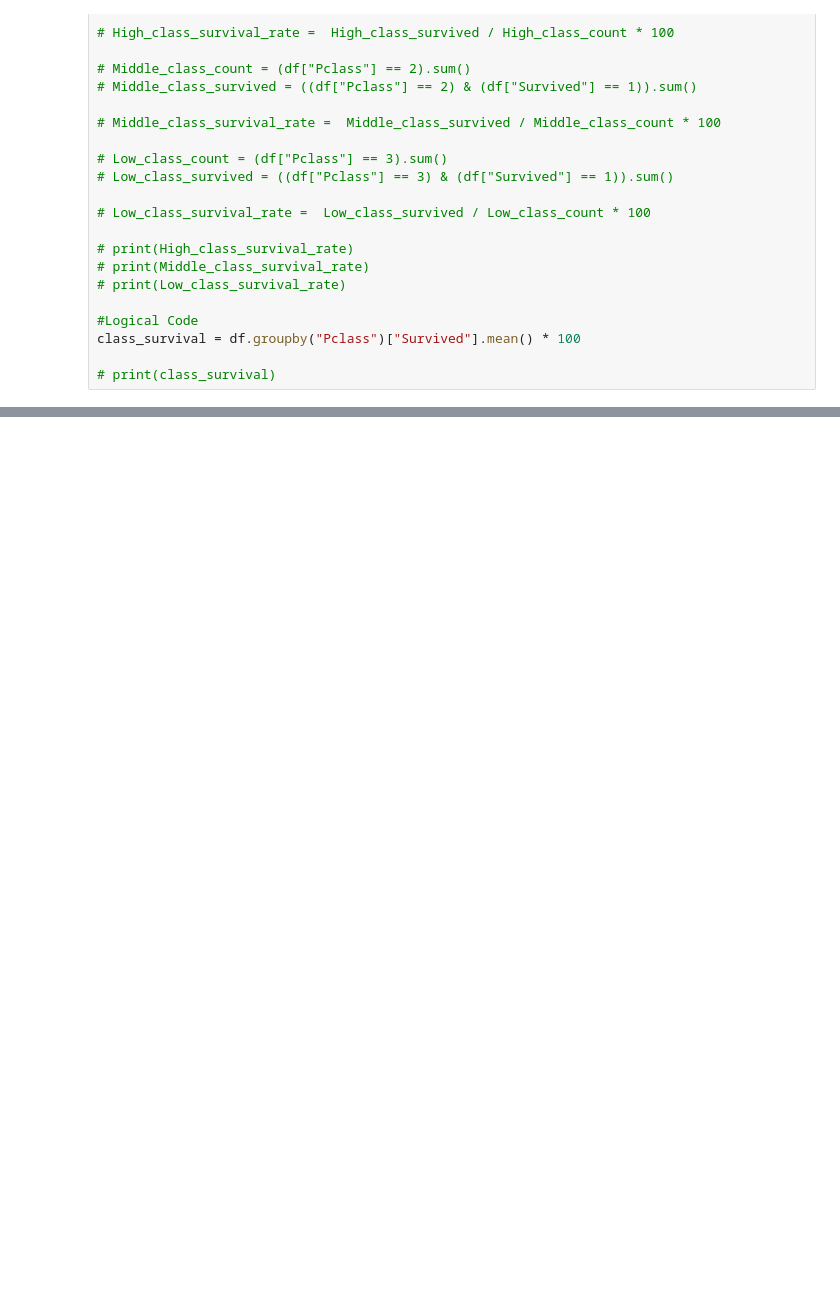
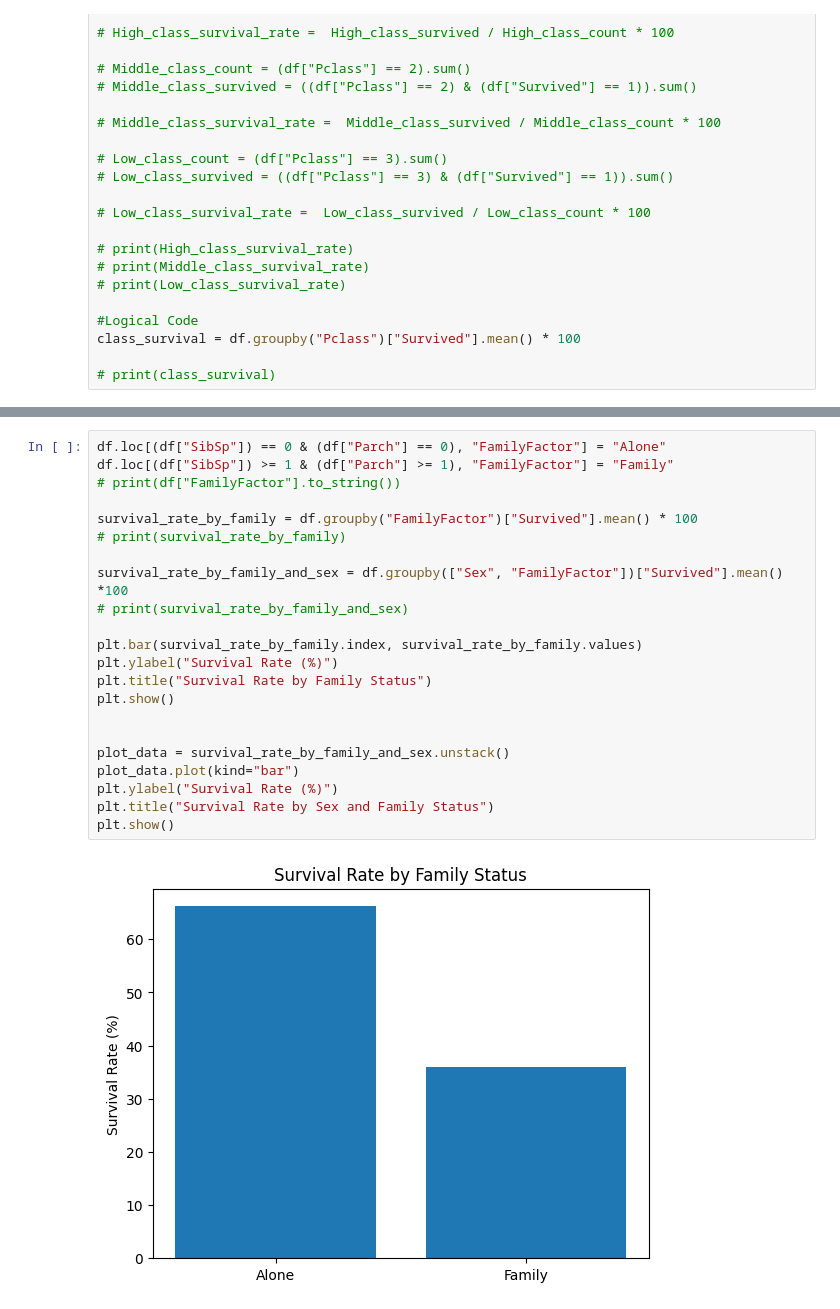
Before and after one commit to TEN-jpg/pandas-eda-titanic, a Jupyter notebook: pandas_step1.ipynb, the cells around one changed output, grey strips where cells are left out. Saved outputs shown, nothing was run; the diff lists cells and outputs as text; blank space fills up the shorter version.

```diff
--- a/pandas_step1.ipynb
+++ b/pandas_step1.ipynb
@@ -91,0 +111,24 @@ plt.show()
+# %%
+df.loc[(df["SibSp"]) == 0 & (df["Parch"] == 0), "FamilyFactor"] = "Alone"
+df.loc[(df["SibSp"]) >= 1 & (df["Parch"] >= 1), "FamilyFactor"] = "Family"
+# print(df["FamilyFactor"].to_string())
+
+survival_rate_by_family = df.groupby("FamilyFactor")["Survived"].mean() * 100
+# print(survival_rate_by_family)
+
+survival_rate_by_family_and_sex = df.groupby(["Sex", "FamilyFactor"])["Survived"].mean() *100
+# print(survival_rate_by_family_and_sex)
+
+plt.bar(survival_rate_by_family.index, survival_rate_by_family.values)
+plt.ylabel("Survival Rate (%)")
+plt.title("Survival Rate by Family Status")
+plt.show()
+
+
+plot_data = survival_rate_by_family_and_sex.unstack()
+plot_data.plot(kind="bar")
+plt.ylabel("Survival Rate (%)")
+plt.title("Survival Rate by Sex and Family Status")
+plt.show()
+# %% [output]
+[figure, added]
```
Also changed, not shown: parts of 9 cells of this notebook.
